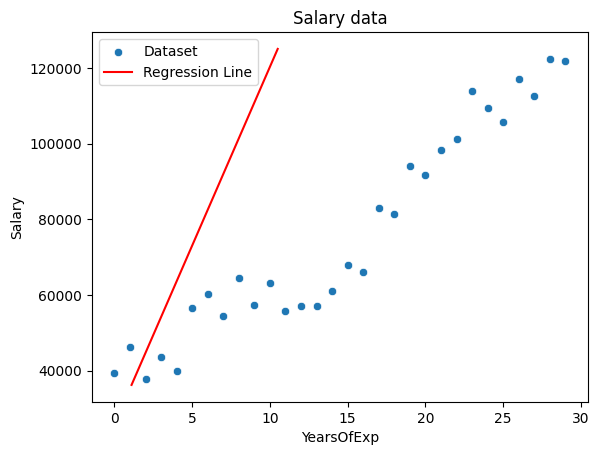
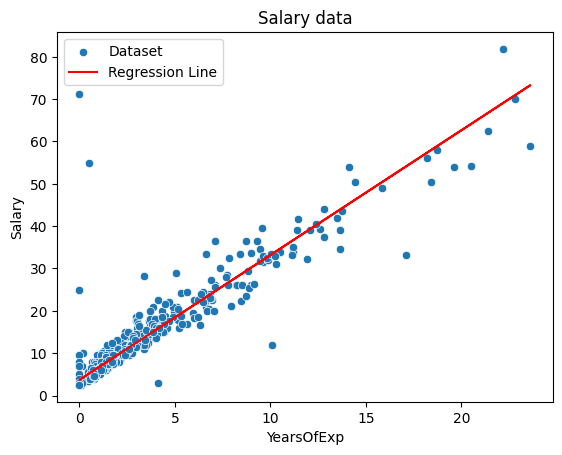
The change to this notebook cell's code, shown as a diff; its figure went from the first image to the second:
--- before
+++ after
@@ -4,28 +4,42 @@
 # Hyperparameters
 learning_rate = 0.01
-batch = 5
-epochs = 10000
+batch = 500
+epochs = 10
 
-x = yearsOfExp # feature / input
-y = salary # label / data_sample
+x = distance # feature / input
+y = fare # label / data_sample
 
 loss = []
 
+batch_x = np.array_split(x, (x.__len__() / batch))
+batch_y = np.array_split(y, (y.__len__() / batch))
+
 for i in range(0, epochs):
-    y_pred = weight * x + bias
-    mse = (1/batch) * np.sum((y - y_pred) ** 2)
 
-    # Gradient
-    dw = (-2/batch) * np.sum(x * (y - y_pred))
-    db = (-2/batch) * np.sum(y - y_pred)
+    for i in range(0, batch_x.__len__()):
 
-    # update parameters
-    weight -= learning_rate * dw
-    bias -= learning_rate * db
+        x = batch_x[i]
+        y = batch_y[i]
 
-    loss.append(float(mse))
+        n = x.__len__()
+
+        # Forward pass
+        y_pred = weight * x + bias
+        mse = (1/n) * np.sum((y - y_pred) ** 2)
+
+        # Gradient
+        dw = (-2/n) * np.sum(x * (y - y_pred))
+        db = (-2/n) * np.sum(y - y_pred)
+
+        # Update parameters
+        weight -= learning_rate * dw
+        bias -= learning_rate * db
+
+        loss.append(float(mse))
+
+print(loss[-10:-1])
 
 # Dataset
-sns.scatterplot(data=salary, label='Dataset')
+sns.scatterplot(x=x, y=y, label='Dataset')
 plt.title("Salary data")
 plt.xlabel('YearsOfExp')

Commit: forward pass: batchwise